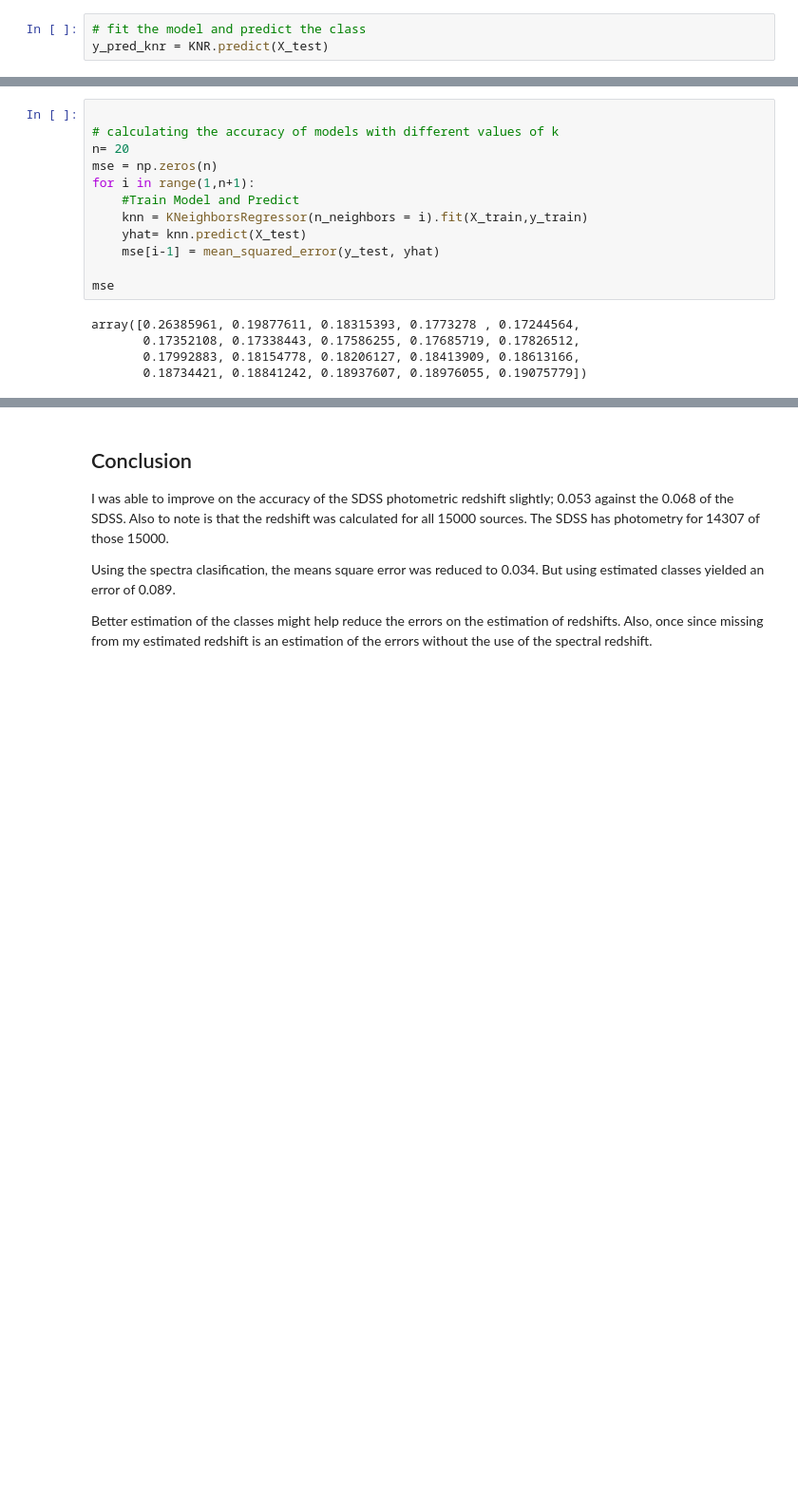
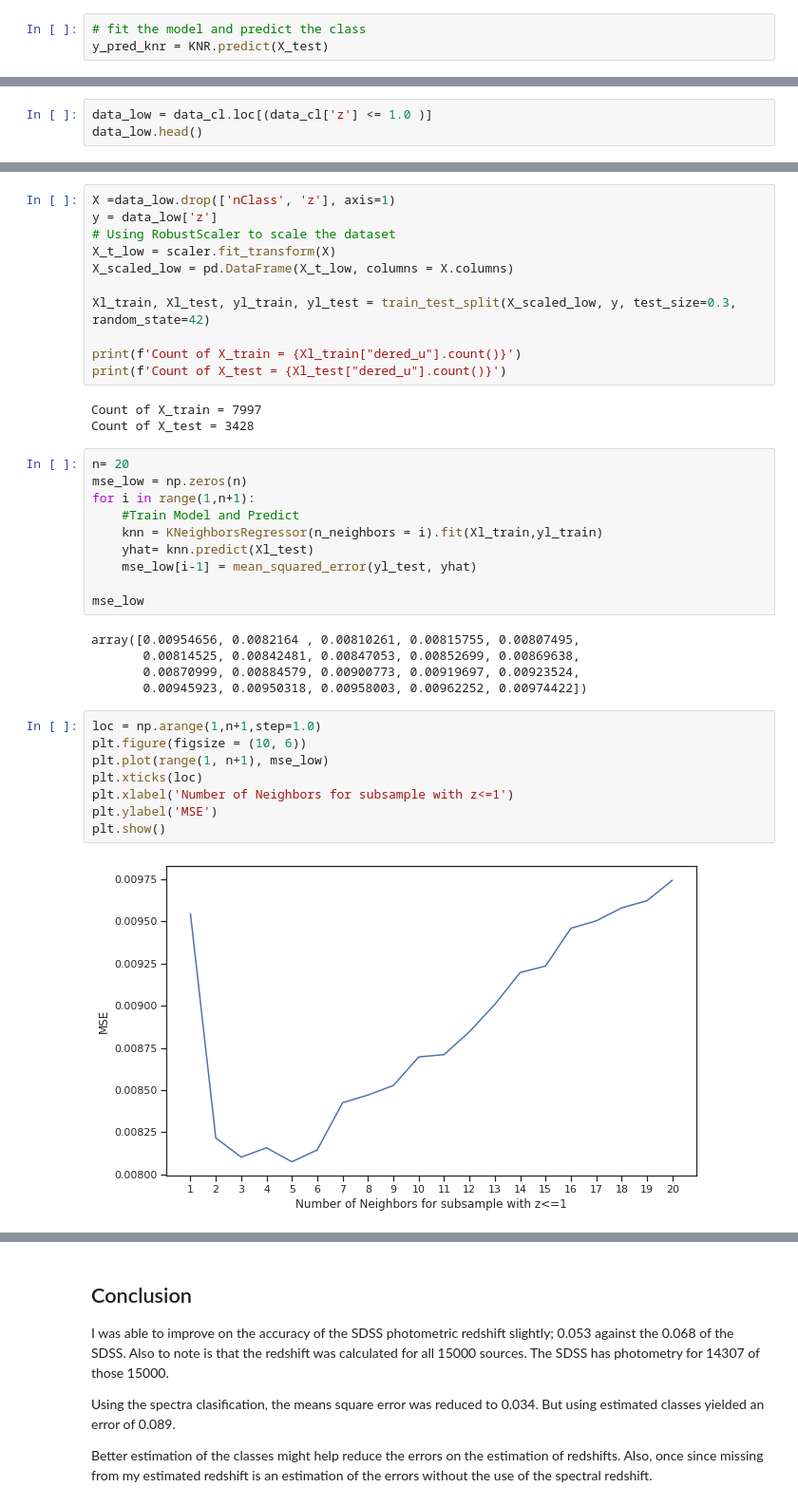
Before and after one commit to lifemannequin/Star_QSO_Galaxy, a Jupyter notebook: script_notebooks/determining_redshift.ipynb, the cells around one changed output, grey strips where cells are left out. Shown at 95% size. Saved outputs shown, nothing was run; the diff lists cells and outputs as text; blank space fills up the shorter version.

Commit message:
improved models

```diff
--- a/script_notebooks/determining_redshift.ipynb
+++ b/script_notebooks/determining_redshift.ipynb
@@ -594,0 +594,3 @@ Mean Square Error KNN: 0.16
+# %%
+data_low = data_cl.loc[(data_cl['z'] <= 1.0 )]
+data_low.head()
@@ -595,17 +604,39 @@ Mean Square Error KNN: 0.16
+# %%
+X =data_low.drop(['nClass', 'z'], axis=1)
+y = data_low['z']
+# Using RobustScaler to scale the dataset
+X_t_low = scaler.fit_transform(X)
+X_scaled_low = pd.DataFrame(X_t_low, columns = X.columns)
+
+Xl_train, Xl_test, yl_train, yl_test = train_test_split(X_scaled_low, y, test_size=0.3, random_state=42)
+
+print(f'Count of X_train = {Xl_train["dered_u"].count()}')
+print(f'Count of X_test = {Xl_test["dered_u"].count()}')
+# %% [output]
+Count of X_train = 7997
+Count of X_test = 3428
 # %%
-
-# calculating the accuracy of models with different values of k
 n= 20
-mse = np.zeros(n)
+mse_low = np.zeros(n)
 for i in range(1,n+1):
     #Train Model and Predict
-    knn = KNeighborsRegressor(n_neighbors = i).fit(X_train,y_train)
-    yhat= knn.predict(X_test)
-    mse[i-1] = mean_squared_error(y_test, yhat)
+    knn = KNeighborsRegressor(n_neighbors = i).fit(Xl_train,yl_train)
+    yhat= knn.predict(Xl_test)
+    mse_low[i-1] = mean_squared_error(yl_test, yhat)
 
-mse
+mse_low
 # %% [output]
-array([0.26385961, 0.19877611, 0.18315393, 0.1773278 , 0.17244564,
-       0.17352108, 0.17338443, 0.17586255, 0.17685719, 0.17826512,
-       0.17992883, 0.18154778, 0.18206127, 0.18413909, 0.18613166,
-       0.18734421, 0.18841242, 0.18937607, 0.18976055, 0.19075779])
+array([0.00954656, 0.0082164 , 0.00810261, 0.00815755, 0.00807495,
+       0.00814525, 0.00842481, 0.00847053, 0.00852699, 0.00869638,
+       0.00870999, 0.00884579, 0.00900773, 0.00919697, 0.00923524,
+       0.00945923, 0.00950318, 0.00958003, 0.00962252, 0.00974422])
+# %%
+loc = np.arange(1,n+1,step=1.0)
+plt.figure(figsize = (10, 6))
+plt.plot(range(1, n+1), mse_low)
+plt.xticks(loc)
+plt.xlabel('Number of Neighbors for subsample with z<=1')
+plt.ylabel('MSE')
+plt.show()
+# %% [output]
+[figure, added]
```
Also changed, not shown: parts of 44 cells of this notebook, 7 other files.
